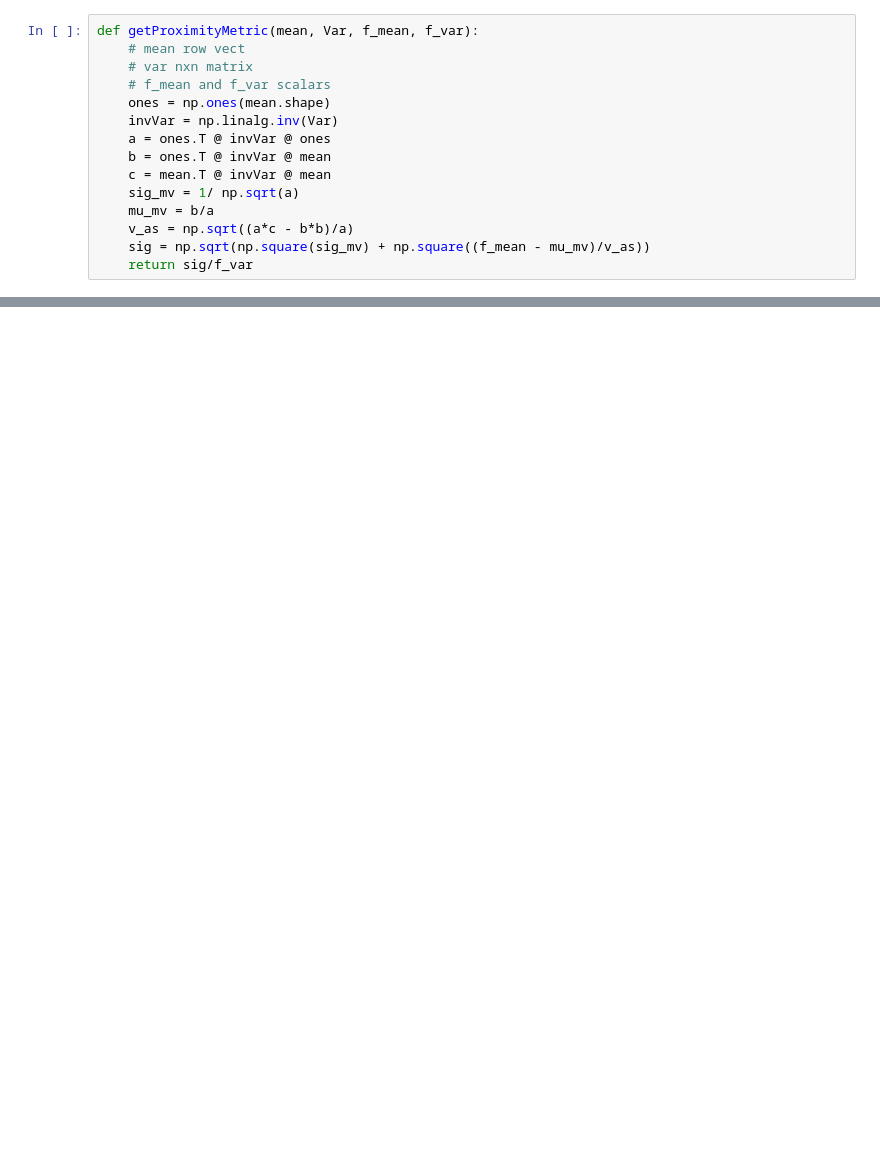
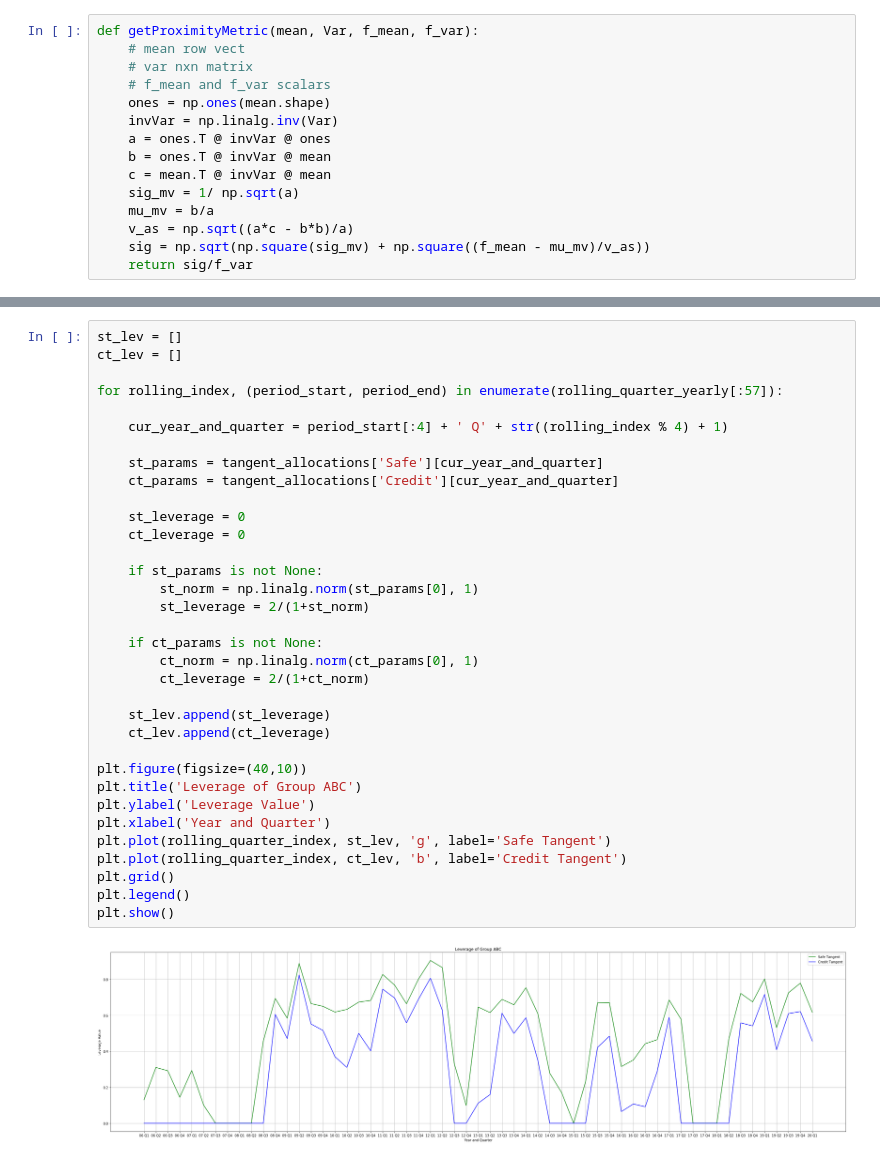
Before and after one commit to kwch3693/AMSC-Project-2, a Jupyter notebook: Project.ipynb, the cells around one changed output, grey strips where cells are left out. Drawn from its saved outputs; the diff is of its cells as text; blank space fills up the shorter version.

```diff
--- a/Project.ipynb
+++ b/Project.ipynb
@@ -475,0 +481,36 @@ plt.show()
+# %%
+st_lev = []
+ct_lev = []
+
+for rolling_index, (period_start, period_end) in enumerate(rolling_quarter_yearly[:57]):
+
+    cur_year_and_quarter = period_start[:4] + ' Q' + str((rolling_index % 4) + 1)
+
+    st_params = tangent_allocations['Safe'][cur_year_and_quarter]
+    ct_params = tangent_allocations['Credit'][cur_year_and_quarter]
+
+    st_leverage = 0
+    ct_leverage = 0
+
+    if st_params is not None:
+        st_norm = np.linalg.norm(st_params[0], 1)
+        st_leverage = 2/(1+st_norm)
+
+    if ct_params is not None:
+        ct_norm = np.linalg.norm(ct_params[0], 1)
+        ct_leverage = 2/(1+ct_norm)
+
+    st_lev.append(st_leverage)
+    ct_lev.append(ct_leverage)
+
+plt.figure(figsize=(40,10))
+plt.title('Leverage of Group ABC')
+plt.ylabel('Leverage Value')
+plt.xlabel('Year and Quarter')
+plt.plot(rolling_quarter_index, st_lev, 'g', label='Safe Tangent')
+plt.plot(rolling_quarter_index, ct_lev, 'b', label='Credit Tangent')
+plt.grid()
+plt.legend()
+plt.show()
+# %% [output]
+[figure, added]
```
Also changed, not shown: parts of 5 cells of this notebook.
